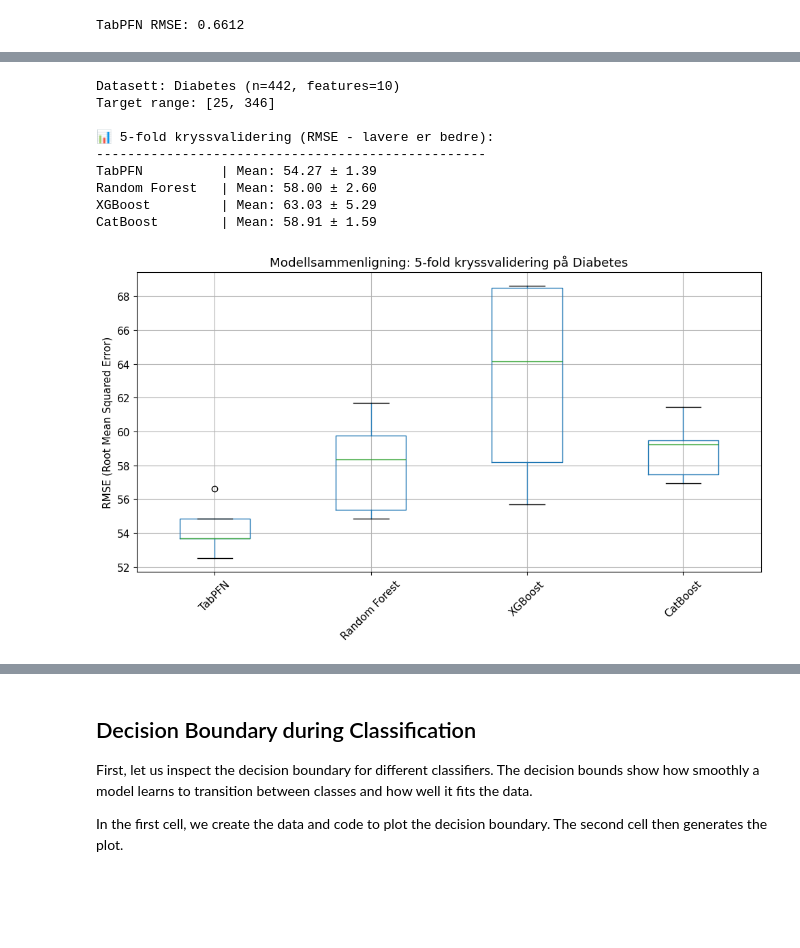
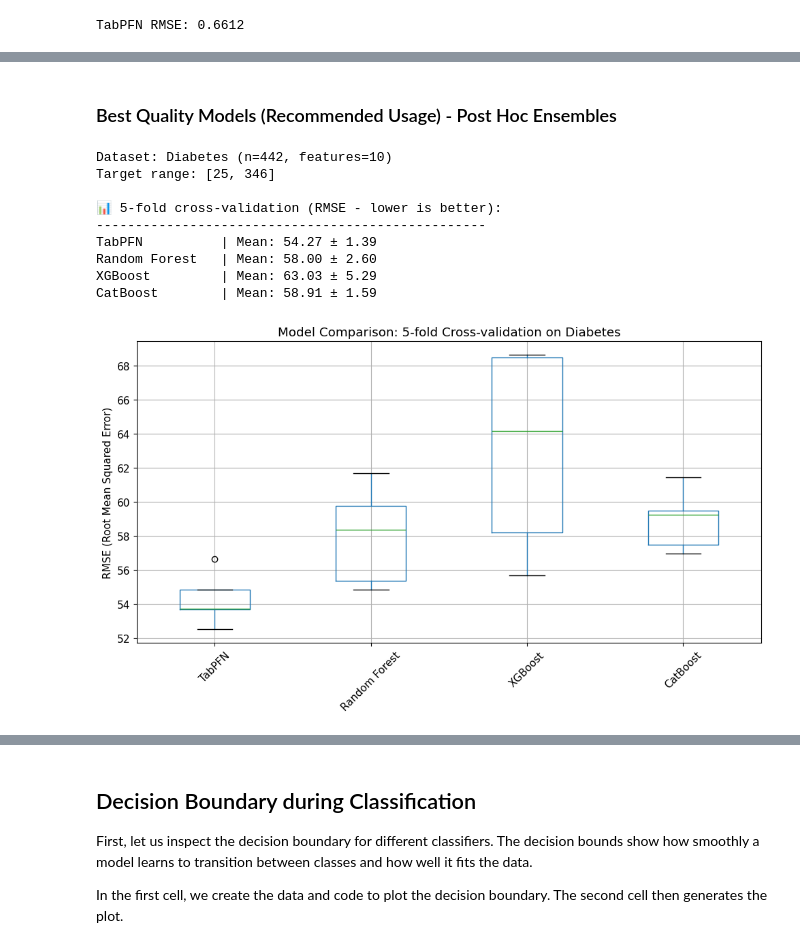
Before and after one commit to arvidl/BMED365-2026, a Jupyter notebook: Lab2-DL/notebooks/F1-TabPFN-intro.ipynb, the cells around one changed output, grey strips where cells are left out. Drawn from its saved outputs; the diff is of its cells as text; code cells hidden in the pictures; blank space fills up the shorter version.

```diff
--- a/Lab2-DL/notebooks/F1-TabPFN-intro.ipynb
+++ b/Lab2-DL/notebooks/F1-TabPFN-intro.ipynb
@@ -1400,6 +1398,8 @@ Figuren over viser en omfattende evaluering av TabPFN som regresjonsmodell på d
+# %% [markdown]
+### Best Quality Models (Recommended Usage) - Post Hoc Ensembles
 # %%
 %%time
-# Regresjonssammenligning: TabPFN vs andre modeller
+# Regression comparison: TabPFN vs other models
 
 from sklearn.datasets import load_diabetes
 from sklearn.model_selection import cross_val_score
@@ -1410,51 +1410,51 @@ from sklearn.metrics import root_mean_squared_error, mean_absolute_error, r2_sco
 import numpy as np
 import warnings
 
-# Undertrykk advarsler for ryddig output
+# Suppress warnings for cleaner output
 warnings.filterwarnings('ignore', category=FutureWarning)
 
-# Last inn data
+# Load data
 X, y = load_diabetes(return_X_y=True)
-print(f"Datasett: Diabetes (n={len(y)}, features={X.shape[1]})")
+print(f"Dataset: Diabetes (n={len(y)}, features={X.shape[1]})")
 print(f"Target range: [{y.min():.0f}, {y.max():.0f}]")
 
-# Definer modeller for sammenligning
+# Define models for comparison
 models = [
     ('TabPFN', TabPFNRegressor(device=DEVICE, random_state=42)),
     ('Random Forest', RandomForestRegressor(random_state=42)),
     ('XGBoost', XGBRegressor(random_state=42, verbosity=0)),
     ('CatBoost', CatBoostRegressor(random_state=42, verbose=0))
 ]
 
-# Kryssvalidering med RMSE (negert for sklearn)
-print("\n📊 5-fold kryssvalidering (RMSE - lavere er bedre):")
+# Cross-validation with RMSE (negated for sklearn)
+print("\n📊 5-fold cross-validation (RMSE - lower is better):")
 print("-" * 50)
 results = {}
 for name, model in models:
     scores = -cross_val_score(model, X, y, cv=5, scoring='neg_root_mean_squared_error', n_jobs=1)
     results[name] = scores
     print(f"{name:15} | Mean: {scores.mean():.2f} ± {scores.std():.2f}")
 
-# Visualiser resultatene
+# Visualize the results
 import matplotlib.pyplot as plt
 import pandas as pd
 
 fig, ax = plt.subplots(figsize=(10, 6))
 df_results = pd.DataFrame(results)
 df_results.boxplot(ax=ax)
 ax.set_ylabel('RMSE (Root Mean Squared Error)')
-ax.set_title('Modellsammenligning: 5-fold kryssvalidering på Diabetes')
+ax.set_title('Model Comparison: 5-fold Cross-validation on Diabetes')
 plt.xticks(rotation=45)
 plt.tight_layout()
 plt.show()
 # %% [output]
-Datasett: Diabetes (n=442, features=10)
+Dataset: Diabetes (n=442, features=10)
 Target range: [25, 346]
 
-📊 5-fold kryssvalidering (RMSE - lavere er bedre):
+📊 5-fold cross-validation (RMSE - lower is better):
 --------------------------------------------------
 TabPFN          | Mean: 54.27 ± 1.39
 Random Forest   | Mean: 58.00 ± 2.60
 XGBoost         | Mean: 63.03 ± 5.29
 CatBoost        | Mean: 58.91 ± 1.59
-[figure, old version]
+[figure, new version]
```
Also changed, not shown: parts of 87 cells of this notebook.
